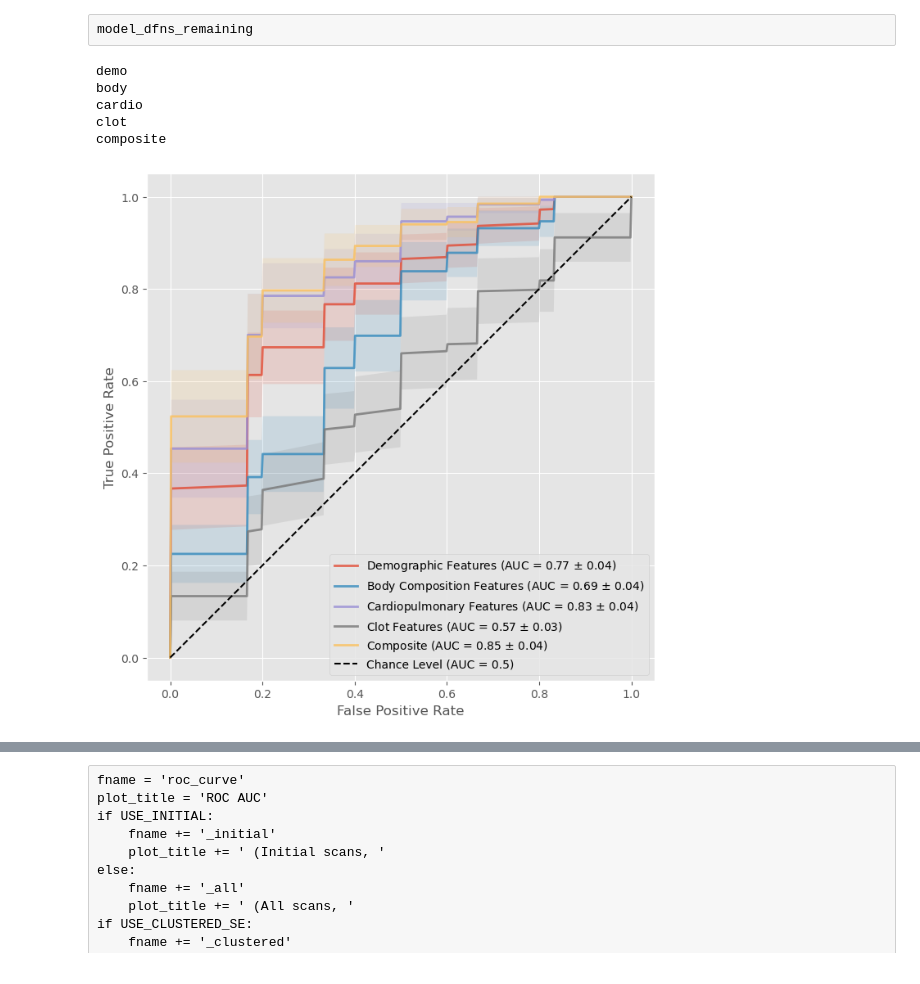
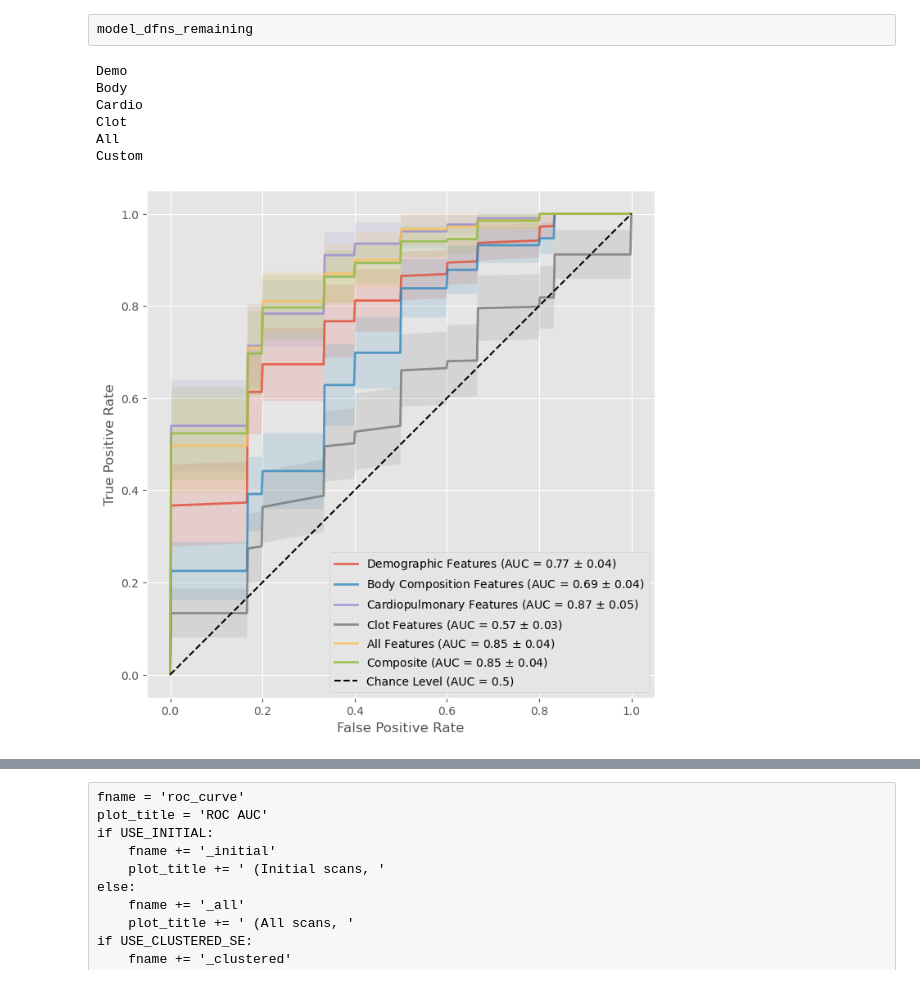
Before and after one commit to qaust/iCPET, a Jupyter notebook: src/logit.ipynb, the cells around one changed output, grey strips where cells are left out. Cells and saved outputs as stored; diff of their text form; code cells hidden in the pictures.

```diff
--- a/src/logit.ipynb
+++ b/src/logit.ipynb
@@ -50,6 +50,13 @@ SEED = 123
 TEST_SIZE = 0.25
 CV_FOLDS = 5
 CUSTOM_CV = RepeatedStratifiedKFold(n_splits=CV_FOLDS, n_repeats=10, random_state=SEED)
+print(f"n repeats (R): {CUSTOM_CV.n_repeats}")
+print(f"n folds: {CUSTOM_CV.cvargs['n_splits']}")
+R = CUSTOM_CV.n_repeats
+K = CUSTOM_CV.cvargs['n_splits']
+SE_ADJ_FACTOR = np.sqrt( (1 / (K*R)) + ( (1/K) / ( 1-(1/K) ) ) )
+print(f"SE adjustment factor: {SE_ADJ_FACTOR:.3f}")
+print("See: https://stats.stackexchange.com/questions/305804/get-ci-and-p-values-for-cross-validated-performance-measures-auc-rho")
 
 HEATMAP_COLORS = sns.diverging_palette(h_neg=359, h_pos=250, as_cmap=True)
 plt.style.use('ggplot')
@@ -189,6 +201,9 @@ def store_model_results(model_sm, model_sk, X, y):
         cv=CUSTOM_CV, n_jobs=-1
     )
     # Store model results
+    cv_mean = np.mean(cv_scores)
+    cv_std = np.std(cv_scores)
+
     model_results = pd.DataFrame(
         {
             'y': y.name,
@@ -196,8 +211,10 @@ def store_model_results(model_sm, model_sk, X, y):
             'nobs': model_sm.nobs,
             'shapiro_resid_pvalue': np.nan,
             'metric_train': model_sk.score(X, y),
-            'metric_cv_mean': np.mean(cv_scores),
-            'metric_cv_std': np.std(cv_scores),
+            'metric_cv_mean': cv_mean,
+            'metric_cv_std': cv_std,
+            'metric_cv_se': cv_std / np.sqrt(model_sm.nobs),
+            'metric_cv_se_adj': cv_std / np.sqrt(model_sm.nobs) * SE_ADJ_FACTOR
         }
     )
     # Set model index
@@ -374,11 +391,11 @@ model_dfns = [
     all_features
 ]
 model_dfn_names = [
-    'demo',
-    'body',
-    'cardio',
-    'clot',
-    'all'
+    'Demo',
+    'Body',
+    'Cardio',
+    'Clot',
+    'All'
 ]
 model_dfns_remaining = dict()
 
@@ -472,7 +489,7 @@ C_range=(0.010, 0.178), C=0.178, ['a_diameter', 'heart_volume', 'airway_ratio',
 y_temp = y.copy()
 
 feats = ['a_diameter', 'heart_volume', 'airway_ratio', 'superior_left']
-model_dfns_remaining['composite'] = feats
+model_dfns_remaining['Custom'] = feats
 
 # Fit model with selected features
 X_selected = X.loc[:, feats]
@@ -718,14 +735,16 @@ model_names = [
     'Body Composition Features',
     'Cardiopulmonary Features',
     'Clot Features',
-    'Composite'
+    'All Features',
+    'Composite',
 ]
 model_dfn_names = [
-    'demo',
-    'body',
-    'cardio',
-    'clot',
-    'composite',
+    'Demo',
+    'Body',
+    'Cardio',
+    'Clot',
+    'All',
+    'Custom',
 ]
 
 
@@ -782,36 +801,37 @@ for i, model_name in enumerate(model_dfn_names):
 
     std_error_tpr = np.std(tprs, axis=0) / np.sqrt(len(tprs))
 
     tprs_upper = np.minimum(mean_tpr + n_std_error * std_error_tpr, 1)
     tprs_lower = np.maximum(mean_tpr - n_std_error * std_error_tpr, 0)
     axs.fill_between(
         mean_fpr,
         tprs_lower,
         tprs_upper,
         alpha=0.15,
         # label=f"$\pm$ {n_std_error:.2f} SE",
     )
 
 axs.set(
     xlim=[-0.05, 1.05],
     ylim=[-0.05, 1.05],
     xlabel="False Positive Rate",
     ylabel="True Positive Rate",
     # title='ROC AUC Curves for Composite Models',
 )
 
 axs.plot([0, 1], [0, 1], "k--", label="Chance Level (AUC = 0.5)")
 
 axs.axis("square")
 axs.legend(loc="lower right", fontsize=10)
 
 plt.tight_layout()
 
 plt.savefig('../figures/roc_curves_2.png')
 # %% [output]
-demo
-body
-cardio
-clot
-composite
+Demo
+Body
+Cardio
+Clot
+All
+Custom
-[figure, old version]
+[figure, new version]
```
Also changed, not shown: parts of 12 cells of this notebook, 4 other files.
